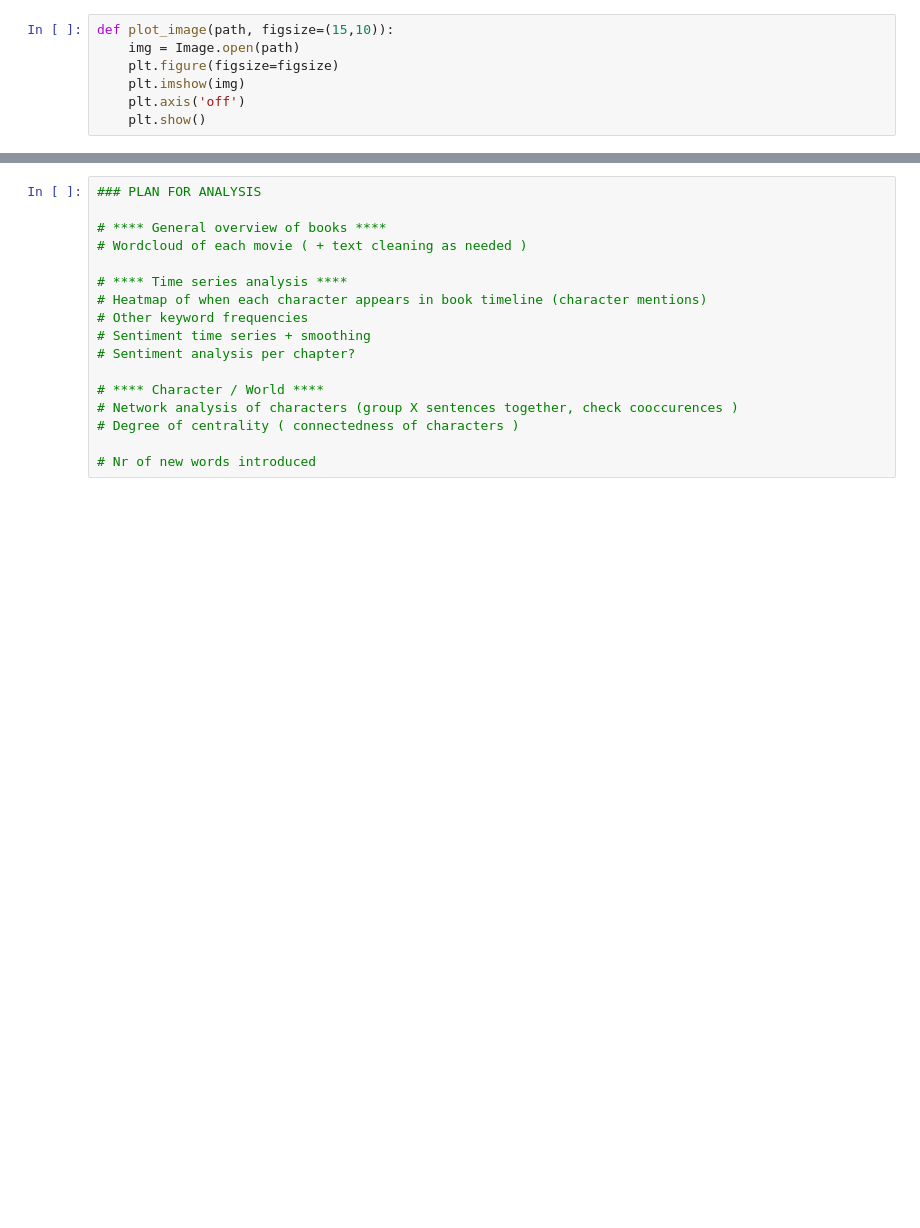
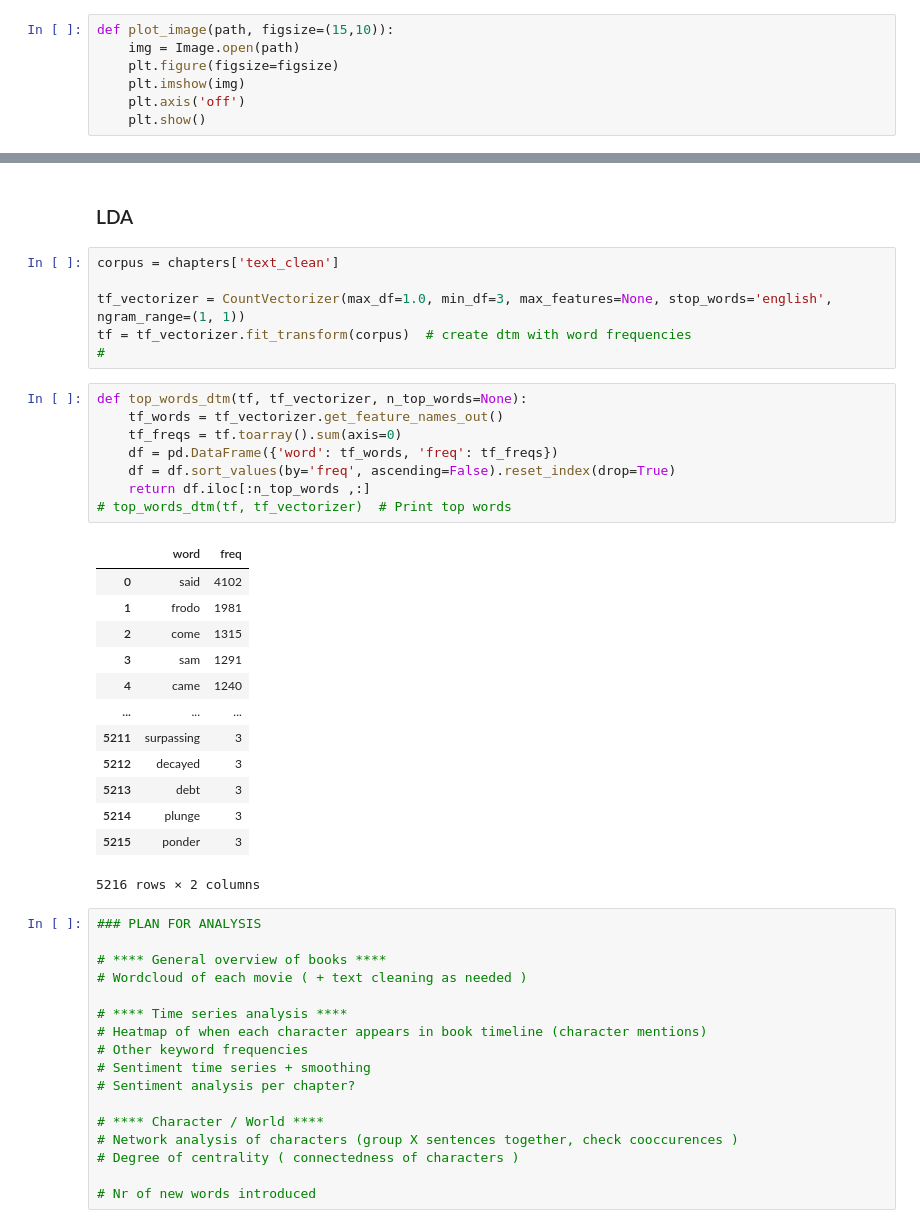
Before and after one commit to sddiener/Visual-Analytics-of-the-LOTR-Trilogy, a Jupyter notebook: A_LOTR_Analysis.ipynb, the cells around one changed output, grey strips where cells are left out. Cells and saved outputs as stored; diff of their text form; blank space fills up the shorter version.

```diff
--- a/A_LOTR_Analysis.ipynb
+++ b/A_LOTR_Analysis.ipynb
@@ -299,3 +443,33 @@ important_chars = important_chars.append(chars[chars['name']=='Merry Gamgee']) #
+# %% [markdown]
+### LDA
+# %%
+corpus = chapters['text_clean']
+
+tf_vectorizer = CountVectorizer(max_df=1.0, min_df=3, max_features=None, stop_words='english', ngram_range=(1, 1))
+tf = tf_vectorizer.fit_transform(corpus)  # create dtm with word frequencies
+#
+# %%
+def top_words_dtm(tf, tf_vectorizer, n_top_words=None):
+    tf_words = tf_vectorizer.get_feature_names_out()
+    tf_freqs = tf.toarray().sum(axis=0)
+    df = pd.DataFrame({'word': tf_words, 'freq': tf_freqs})
+    df = df.sort_values(by='freq', ascending=False).reset_index(drop=True)
+    return df.iloc[:n_top_words ,:]
+# top_words_dtm(tf, tf_vectorizer)  # Print top words
+# %% [output]
+|  | word | freq |
+| 0 | said | 4102 |
+| 1 | frodo | 1981 |
+| 2 | come | 1315 |
+| 3 | sam | 1291 |
+| 4 | came | 1240 |
+| ... | ... | ... |
+| 5211 | surpassing | 3 |
+| 5212 | decayed | 3 |
+| 5213 | debt | 3 |
+| 5214 | plunge | 3 |
+| 5215 | ponder | 3 |
+5216 rows × 2 columns
 # %%
 ### PLAN FOR ANALYSIS
 
```
Also changed, not shown: parts of 22 cells of this notebook, 21 other files.
